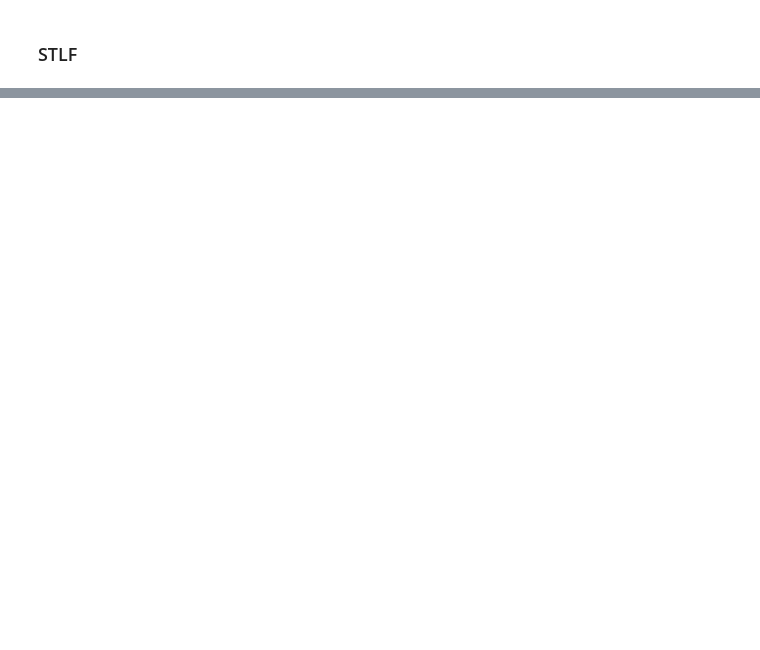
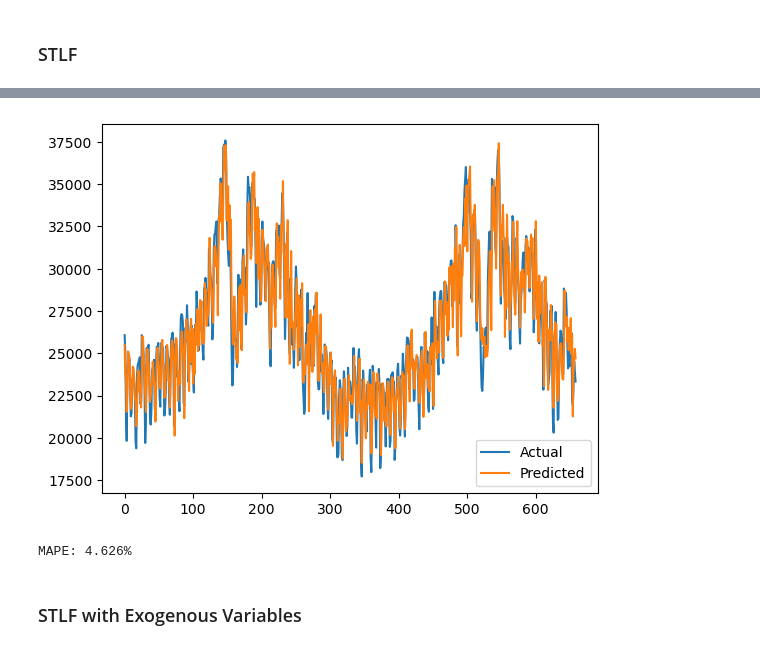
Before and after one commit to mita765/MScThesis, a Jupyter notebook: Thesis-ML.ipynb, the cells around one changed output, grey strips where cells are left out. Drawn from its saved outputs; the diff is of its cells as text; code cells hidden in the pictures; blank space fills up the shorter version.

```diff
--- a/Thesis-ML.ipynb
+++ b/Thesis-ML.ipynb
@@ -337,2 +318,6 @@ MAPE: 5.366%
 # %% [markdown]
 ### STLF
+# %%
+SEASON_STLF = 6
+# %%
+stoc = df[["YMD", "ND"]].groupby("YMD").agg("mean").asfreq("D")
@@ -338,0 +342,10 @@ MAPE: 5.366%
+# %%
+scaler_stoc = MinMaxScaler(feature_range=(0, 1))
+
+sctr_stoc = scaler_stoc.fit_transform(stoc[stoc.index < pd.to_datetime("2022-05-01")])
+scvl_stoc = scaler_stoc.fit_transform(stoc[(stoc.index >= pd.to_datetime("2022-05-01")) & (stoc.index < pd.to_datetime("2022-07-15"))])
+scts_stoc = scaler_stoc.fit_transform(stoc[stoc.index >= pd.to_datetime("2022-07-15")])
+
+Xtr_stoc, ytr_stoc = df_Xy(sctr_stoc, SEASON_STLF)
+Xvl_stoc, yvl_stoc = df_Xy(scvl_stoc, SEASON_STLF)
+Xts_stoc, yts_stoc = df_Xy(scts_stoc, SEASON_STLF)
@@ -338,0 +401,7 @@ MAPE: 5.366%
+# %%
+stoc_model = load_model('models/stoc_model.keras')
+
+pred_stoc = stoc_model.predict(Xts_stoc)
+pred_stoc = scaler_stoc.inverse_transform(pred_stoc)
+
+yts_stoc = scaler_stoc.inverse_transform(yts_stoc)
@@ -338,0 +410,12 @@ MAPE: 5.366%
+# %%
+plt.plot(yts_stoc, label='Actual')
+plt.plot(pred_stoc, label='Predicted')
+plt.legend()
+plt.show()
+
+print(f"MAPE: {mean_absolute_percentage_error(yts_stoc, pred_stoc)*100:.3f}%")
+# %% [output]
+[figure, added]
+MAPE: 4.626%
+# %% [markdown]
+### STLF with Exogenous Variables
```
Also changed, not shown: parts of 84 cells of this notebook.
